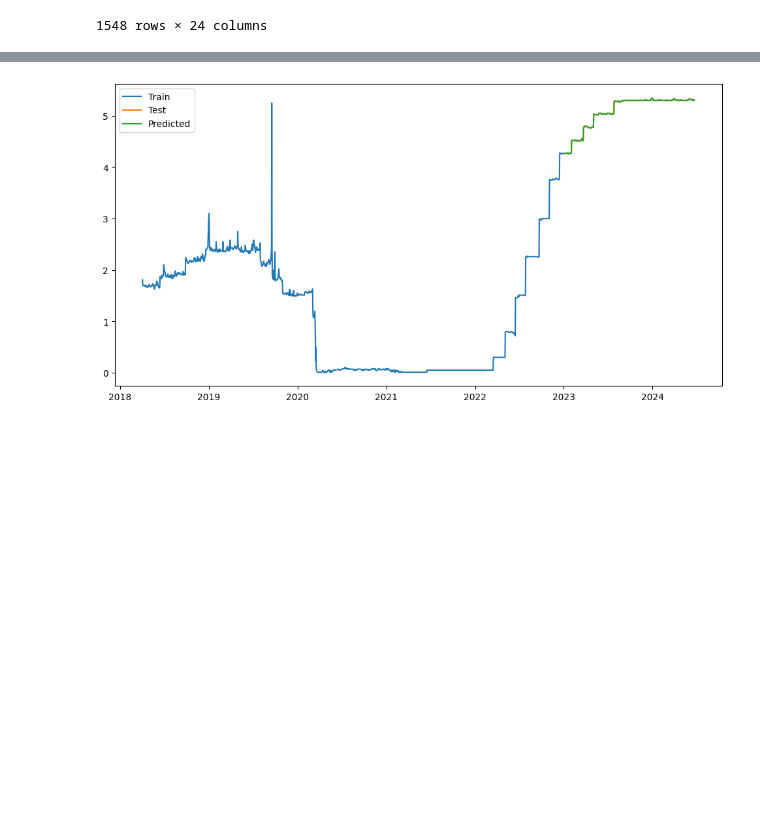
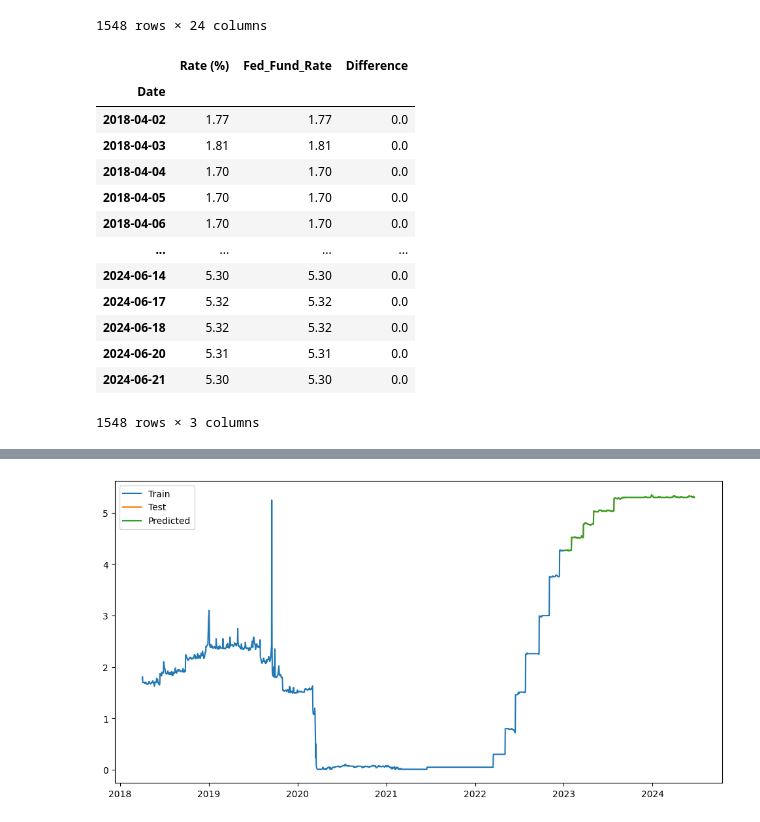
Before and after one commit to punchnami/AI-Powered-Research-Query-Chatbot, a Jupyter notebook: PredictiveModel_arimax.ipynb, the cells around one changed output, grey strips where cells are left out. Saved outputs shown, nothing was run; the diff lists cells and outputs as text; code cells hidden in the pictures; blank space fills up the shorter version.

Commit message:
Updated to include some more checks for Rate (%) and Fed Rate columns.

```diff
--- a/PredictiveModel_arimax.ipynb
+++ b/PredictiveModel_arimax.ipynb
@@ -514,6 +514,27 @@ df_final2
 | 2024-06-20 | 5.31 | 767 | 5.31 | 5.38 | 5.36 | ... |
 | 2024-06-21 | 5.30 | 760 | 5.31 | 5.37 | 5.35 | ... |
 1548 rows × 24 columns
+# %%
+difference_df = df_final2[["Rate (%)", "Fed_Fund_Rate"]].copy()
+difference_df['Difference'] = difference_df['Rate (%)'] - difference_df['Fed_Fund_Rate']
+difference_df.round(4)
+
+# appears that there is minimal difference here, concerned that these values may not be correct or that they may need to be pulled with more decimal places
+# %% [output]
+|  | Rate (%) | Fed_Fund_Rate | Difference |
+| Date |  |  |  |
+| 2018-04-02 | 1.77 | 1.77 | 0.0 |
+| 2018-04-03 | 1.81 | 1.81 | 0.0 |
+| 2018-04-04 | 1.70 | 1.70 | 0.0 |
+| 2018-04-05 | 1.70 | 1.70 | 0.0 |
+| 2018-04-06 | 1.70 | 1.70 | 0.0 |
+| ... | ... | ... | ... |
+| 2024-06-14 | 5.30 | 5.30 | 0.0 |
+| 2024-06-17 | 5.32 | 5.32 | 0.0 |
+| 2024-06-18 | 5.32 | 5.32 | 0.0 |
+| 2024-06-20 | 5.31 | 5.31 | 0.0 |
+| 2024-06-21 | 5.30 | 5.30 | 0.0 |
+1548 rows × 3 columns
 # %%
 # Split into train and test
 
```
Also changed, not shown: parts of 9 cells of this notebook.
